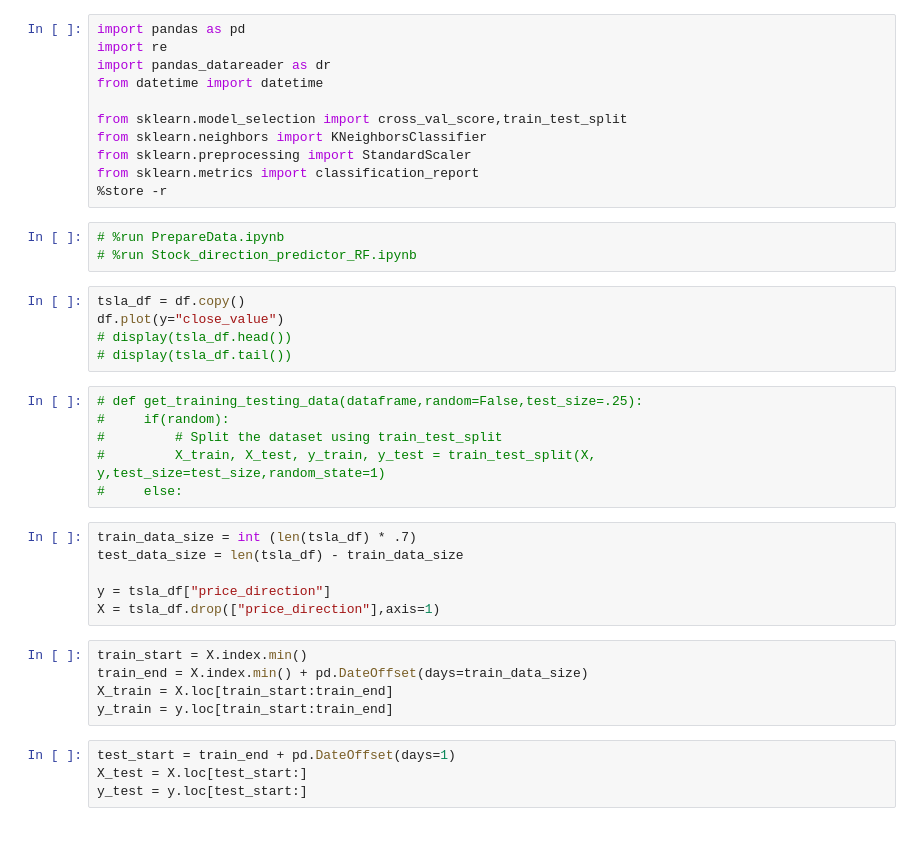
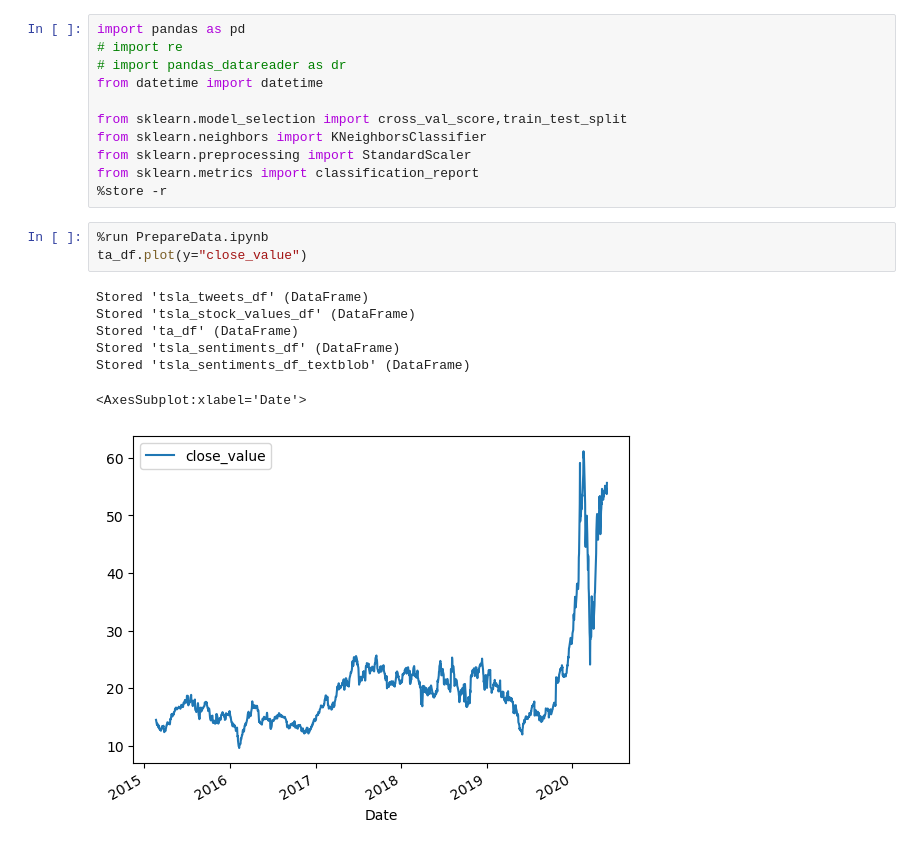
Before and after one commit to prastogi20/stockpredictor, a Jupyter notebook: Stock_sentiment_predictor_KNN.ipynb, the cells around one changed output. Saved outputs shown, nothing was run; the diff lists cells and outputs as text.

```diff
--- a/Stock_sentiment_predictor_KNN.ipynb
+++ b/Stock_sentiment_predictor_KNN.ipynb
@@ -1,7 +1,7 @@
 # %%
 import pandas as pd
-import re
-import pandas_datareader as dr
+# import re
+# import pandas_datareader as dr
 from datetime import datetime
 
 from sklearn.model_selection import cross_val_score,train_test_split
@@ -10,31 +10,13 @@ from sklearn.preprocessing import StandardScaler
 from sklearn.metrics import classification_report
 %store -r
 # %%
-# %run PrepareData.ipynb
-# %run Stock_direction_predictor_RF.ipynb
+%run PrepareData.ipynb
+ta_df.plot(y="close_value")
+# %% [output]
+Stored 'tsla_tweets_df' (DataFrame)
+Stored 'tsla_stock_values_df' (DataFrame)
+Stored 'ta_df' (DataFrame)
+Stored 'tsla_sentiments_df' (DataFrame)
+Stored 'tsla_sentiments_df_textblob' (DataFrame)
+<AxesSubplot:xlabel='Date'>
+[figure, added]
-# %%
-tsla_df = df.copy()
-df.plot(y="close_value")
-# display(tsla_df.head())
-# display(tsla_df.tail())
-# %%
-# def get_training_testing_data(dataframe,random=False,test_size=.25):
-#     if(random):
-#         # Split the dataset using train_test_split
-#         X_train, X_test, y_train, y_test = train_test_split(X, y,test_size=test_size,random_state=1)
-#     else:
-# %%
-train_data_size = int (len(tsla_df) * .7)
-test_data_size = len(tsla_df) - train_data_size
-
-y = tsla_df["price_direction"]
-X = tsla_df.drop(["price_direction"],axis=1)
-# %%
-train_start = X.index.min()
-train_end = X.index.min() + pd.DateOffset(days=train_data_size)
-X_train = X.loc[train_start:train_end]
-y_train = y.loc[train_start:train_end]
-# %%
-test_start = train_end + pd.DateOffset(days=1)
-X_test = X.loc[test_start:]
-y_test = y.loc[test_start:]
```
Also changed, not shown: parts of 17 cells of this notebook, 6 other files.
